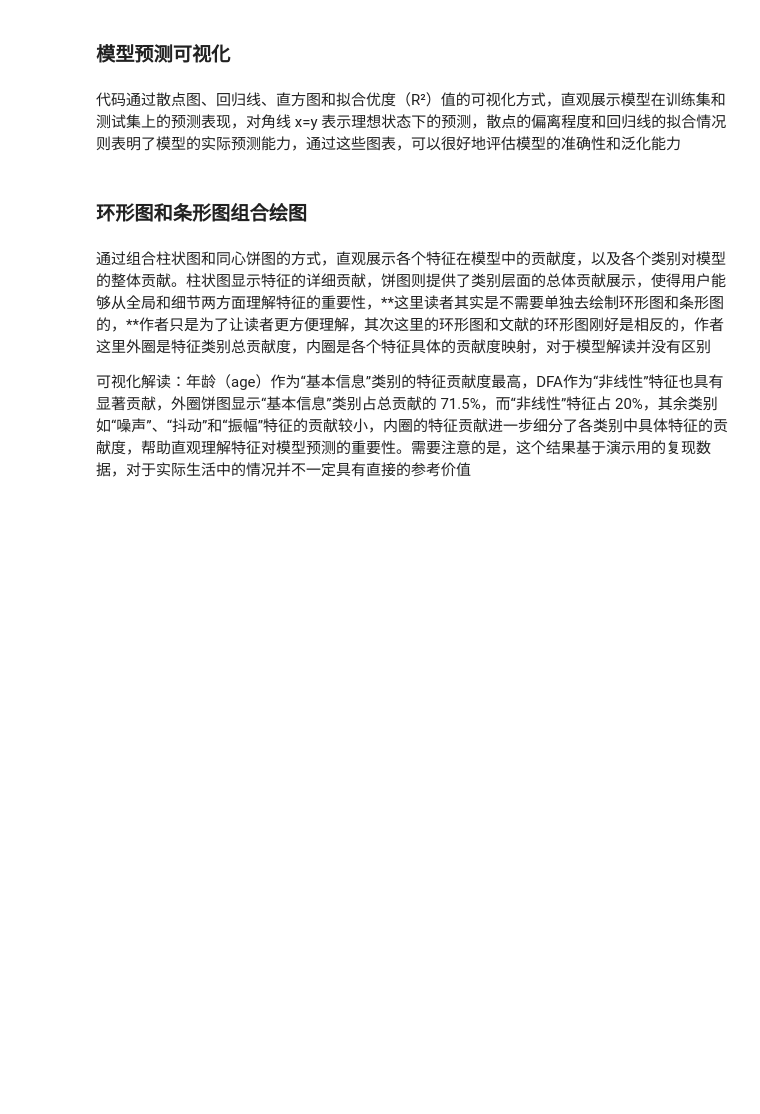
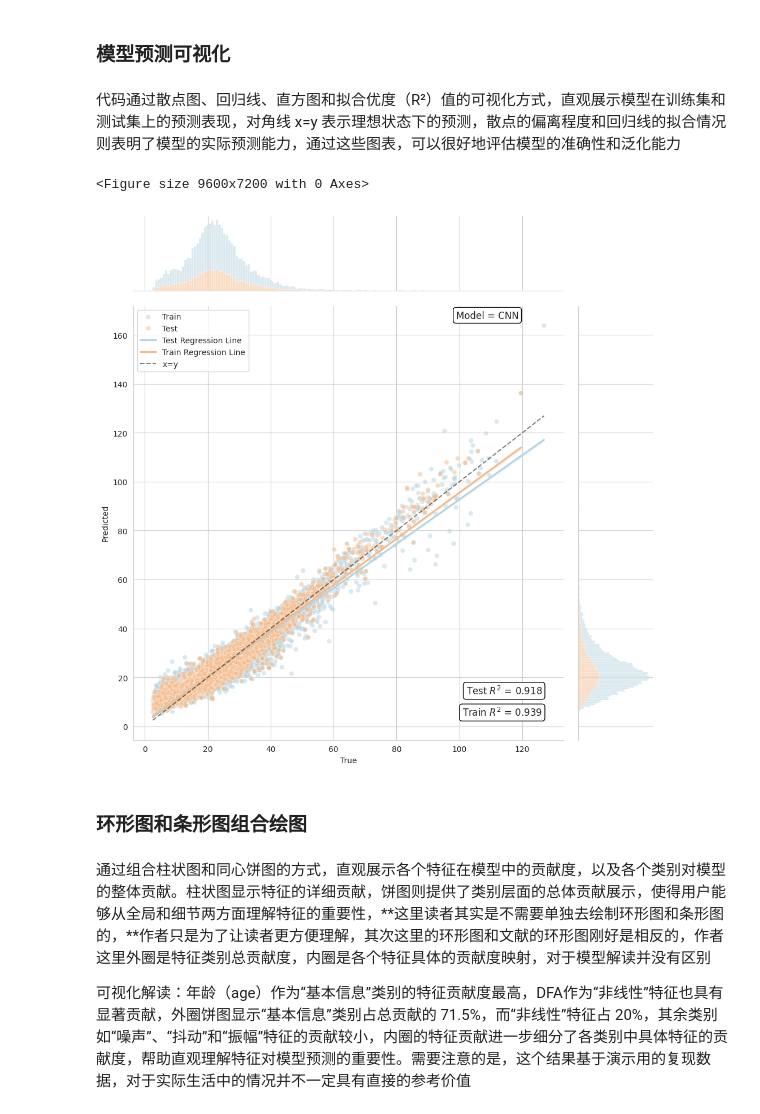
Before and after one commit to magnolia2001/Forest_Estimation, a Jupyter notebook: notebooks/NNandCNN_FeatureNormalization_optimize1.ipynb, the cells around one changed output. Cells and saved outputs as stored; diff of their text form; code cells hidden in the pictures; blank space fills up the shorter version.

```diff
--- a/notebooks/NNandCNN_FeatureNormalization_optimize1.ipynb
+++ b/notebooks/NNandCNN_FeatureNormalization_optimize1.ipynb
@@ -2383,17 +2451,20 @@ y_pred_train = y_pred_train.flatten()  # 确保y_pred_train是一维
 y_test = y_test.flatten()  # 确保y_test是一维
 y_pred_test = y_pred_test.flatten()  # 确保y_pred_test是一维
 
+# 修改 data_train 和 data_test （即将这两者对调），这样可以让最终图表的图例（Legend）、回归线颜色、边缘直方图的标签与数据对调，达到显示上的调整。
 # 创建一个包含训练集和测试集真实值与预测值的数据框
 data_train = pd.DataFrame({
     'True': y_train,
     'Predicted': y_pred_train,
-    'Data Set': 'Train'
+    # 'Data Set': 'Train'
+    'Data Set': 'Test'  # 交换名称：原 Train -> Test
 })
 
 data_test = pd.DataFrame({
     'True': y_test,
     'Predicted': y_pred_test,
-    'Data Set': 'Test'
+    # 'Data Set': 'Test'
+    'Data Set': 'Train'  # 交换名称：原 Test -> Train
 })
 
 data = pd.concat([data_train, data_test])
@@ -2401,43 +2472,46 @@ data = pd.concat([data_train, data_test])
 # 自定义调色板
 palette = {'Train': '#b4d4e1', 'Test': '#f4ba8a'}
 
 # 创建 JointGrid 对象
 plt.figure(figsize=(8, 6), dpi=1200)
 g = sns.JointGrid(data=data, x="True", y="Predicted", hue="Data Set", height=10, palette=palette)
 
 # 绘制中心的散点图
 g.plot_joint(sns.scatterplot, alpha=0.5)
 # 添加训练集的回归线
 # 根据实际修改一下
-# sns.regplot(data=data_train, x="True", y="Predicted", scatter=False, ax=g.ax_joint, color='#b4d4e1', label='Train Regression Line')
-sns.regplot(data=data_train, x="True", y="Predicted", scatter=False, ax=g.ax_joint, color='#b4d4e1', label='Test Regression Line')
+sns.regplot(data=data_train, x="True", y="Predicted", scatter=False, ax=g.ax_joint, color='#b4d4e1', label='Train Regression Line')
+# sns.regplot(data=data_train, x="True", y="Predicted", scatter=False, ax=g.ax_joint, color='#b4d4e1', label='Test Regression Line')
 # 添加测试集的回归线
 # 根据实际修改一下
-# sns.regplot(data=data_test, x="True", y="Predicted", scatter=False, ax=g.ax_joint, color='#f4ba8a', label='Test Regression Line')
-sns.regplot(data=data_test, x="True", y="Predicted", scatter=False, ax=g.ax_joint, color='#f4ba8a', label='Train Regression Line')
+sns.regplot(data=data_test, x="True", y="Predicted", scatter=False, ax=g.ax_joint, color='#f4ba8a', label='Test Regression Line')
+# sns.regplot(data=data_test, x="True", y="Predicted", scatter=False, ax=g.ax_joint, color='#f4ba8a', label='Train Regression Line')
 # 添加边缘的柱状图
 g.plot_marginals(sns.histplot, kde=False, element='bars', multiple='stack', alpha=0.5)
 
 # 添加拟合优度文本在右下角
 ax = g.ax_joint
 # 根据实际修改一下
-# ax.text(0.95, 0.1, f'Train $R^2$ = {r2_train:.3f}', transform=ax.transAxes, fontsize=12,
+ax.text(0.95, 0.1, f'Train $R^2$ = {r2_train:.3f}', transform=ax.transAxes, fontsize=12,
+        verticalalignment='bottom', horizontalalignment='right', bbox=dict(boxstyle="round,pad=0.3", edgecolor="black", facecolor="white"))
+ax.text(0.95, 0.05, f'Test $R^2$ = {r2_test:.3f}', transform=ax.transAxes, fontsize=12,
+        verticalalignment='bottom', horizontalalignment='right', bbox=dict(boxstyle="round,pad=0.3", edgecolor="black", facecolor="white"))
+# ax.text(0.95, 0.1, f'Test $R^2$ = {r2_train:.3f}', transform=ax.transAxes, fontsize=12,
 #         verticalalignment='bottom', horizontalalignment='right', bbox=dict(boxstyle="round,pad=0.3", edgecolor="black", facecolor="white"))
-# ax.text(0.95, 0.05, f'Test $R^2$ = {r2_test:.3f}', transform=ax.transAxes, fontsize=12,
+# ax.text(0.95, 0.05, f'Train $R^2$ = {r2_test:.3f}', transform=ax.transAxes, fontsize=12,
 #         verticalalignment='bottom', horizontalalignment='right', bbox=dict(boxstyle="round,pad=0.3", edgecolor="black", facecolor="white"))
-ax.text(0.95, 0.1, f'Test $R^2$ = {r2_train:.3f}', transform=ax.transAxes, fontsize=12,
-        verticalalignment='bottom', horizontalalignment='right', bbox=dict(boxstyle="round,pad=0.3", edgecolor="black", facecolor="white"))
-ax.text(0.95, 0.05, f'Train $R^2$ = {r2_test:.3f}', transform=ax.transAxes, fontsize=12,
-        verticalalignment='bottom', horizontalalignment='right', bbox=dict(boxstyle="round,pad=0.3", edgecolor="black", facecolor="white"))
 # 在左上角添加模型名称文本
 ax.text(0.75, 0.99, 'Model = CNN', transform=ax.transAxes, fontsize=12,
         verticalalignment='top', horizontalalignment='left', bbox=dict(boxstyle="round,pad=0.3", edgecolor="black", facecolor="white"))
 
 # 添加中心线
 ax.plot([data['True'].min(), data['True'].max()], [data['True'].min(), data['True'].max()], c="black", alpha=0.5, linestyle='--', label='x=y')
 ax.legend()
 plt.savefig("TrueFalse.pdf", format='pdf', bbox_inches='tight')
 plt.show()
+# %% [output]
+<Figure size 9600x7200 with 0 Axes>
+[figure, added]
 # %% [markdown]
 ### 环形图和条形图组合绘图
 # %% [markdown]
```
Also changed, not shown: parts of 19 cells of this notebook.
